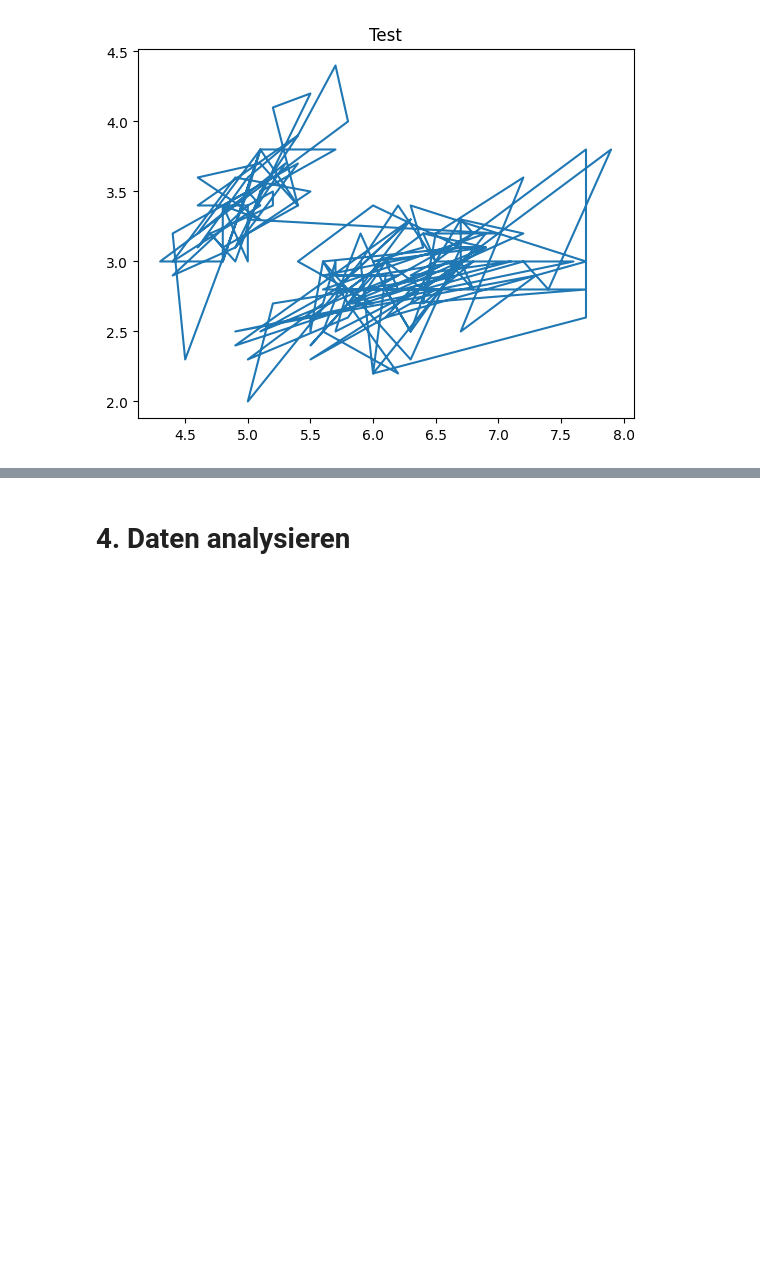
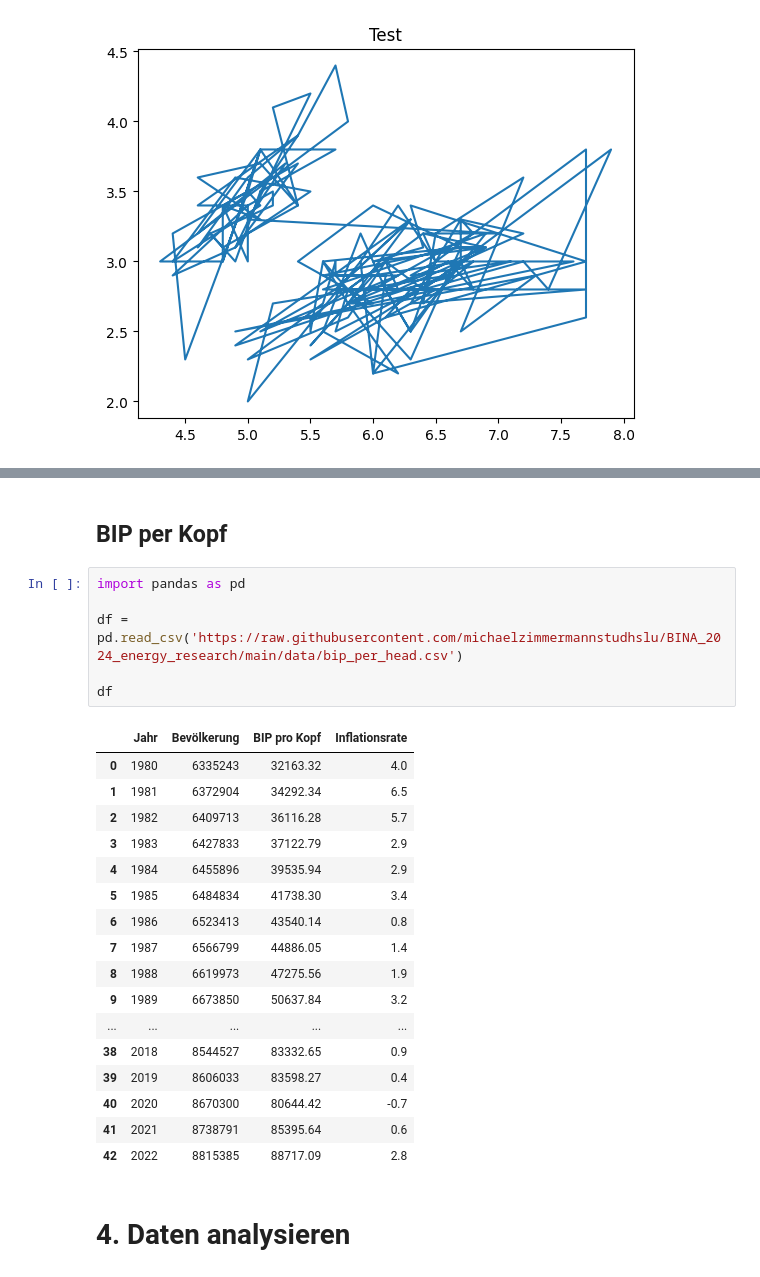
Before and after one commit to michaelzimmermannstudhslu/BINA_2024_energy_research, a Jupyter notebook: bina_casestudy_adhumezi.ipynb, the cells around one changed output, grey strips where cells are left out. Cells and saved outputs as stored; diff of their text form; blank space fills up the shorter version.

```diff
--- a/bina_casestudy_adhumezi.ipynb
+++ b/bina_casestudy_adhumezi.ipynb
@@ -230,3 +264,29 @@ plt.plot(flowers_df.sepal_length, flowers_df.sepal_width)
+# %% [markdown]
+## BIP per Kopf
+# %%
+import pandas as pd
+
+df = pd.read_csv('https://raw.githubusercontent.com/michaelzimmermannstudhslu/BINA_2024_energy_research/main/data/bip_per_head.csv')
+
+df
+# %% [output]
+|  | Jahr | Bevölkerung | BIP pro Kopf | Inflationsrate |
+| 0 | 1980 | 6335243 | 32163.32 | 4.0 |
+| 1 | 1981 | 6372904 | 34292.34 | 6.5 |
+| 2 | 1982 | 6409713 | 36116.28 | 5.7 |
+| 3 | 1983 | 6427833 | 37122.79 | 2.9 |
+| 4 | 1984 | 6455896 | 39535.94 | 2.9 |
+| 5 | 1985 | 6484834 | 41738.30 | 3.4 |
+| 6 | 1986 | 6523413 | 43540.14 | 0.8 |
+| 7 | 1987 | 6566799 | 44886.05 | 1.4 |
+| 8 | 1988 | 6619973 | 47275.56 | 1.9 |
+| 9 | 1989 | 6673850 | 50637.84 | 3.2 |
+| ... | ... | ... | ... | ... |
+| 38 | 2018 | 8544527 | 83332.65 | 0.9 |
+| 39 | 2019 | 8606033 | 83598.27 | 0.4 |
+| 40 | 2020 | 8670300 | 80644.42 | -0.7 |
+| 41 | 2021 | 8738791 | 85395.64 | 0.6 |
+| 42 | 2022 | 8815385 | 88717.09 | 2.8 |
 # %% [markdown]
 # 4. Daten analysieren
 # %% [markdown]
```
Also changed, not shown: parts of 4 cells of this notebook.
